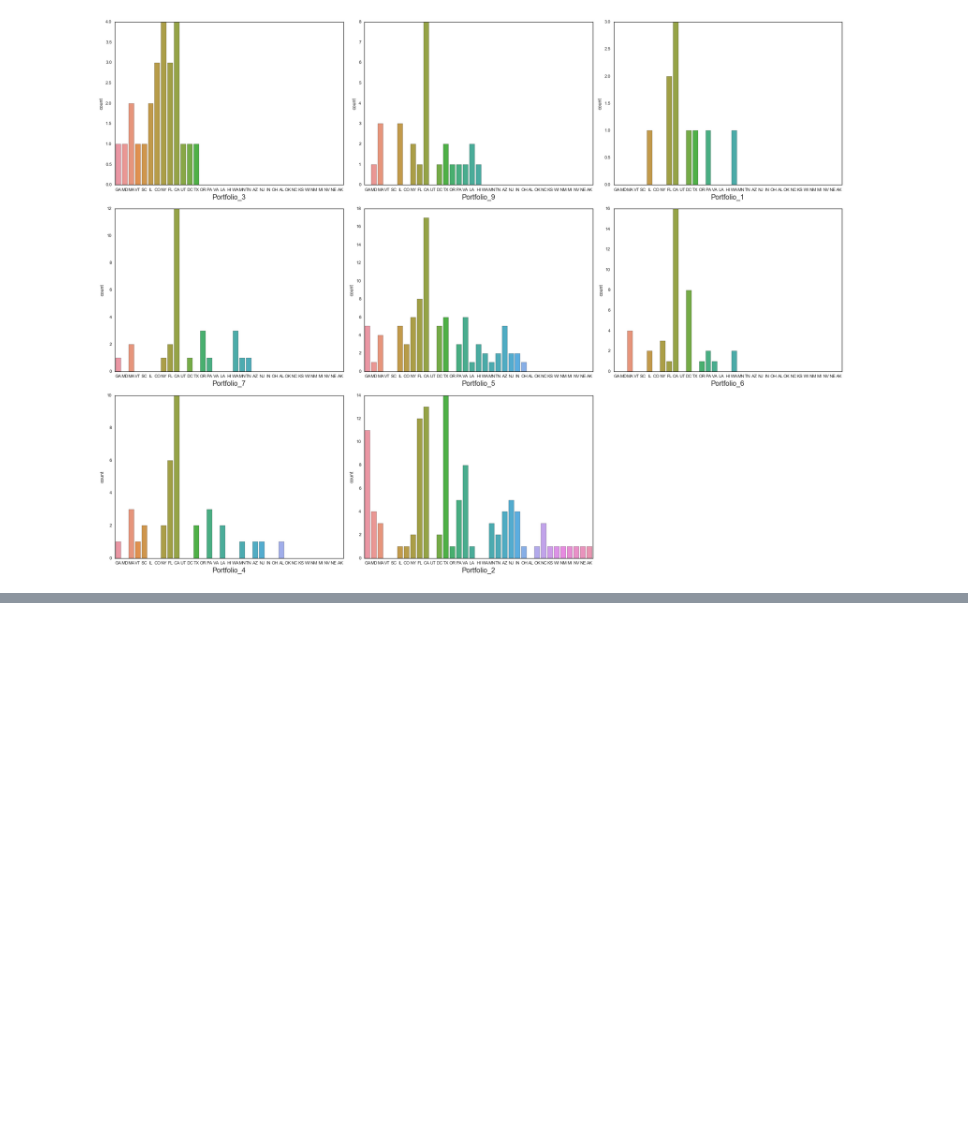
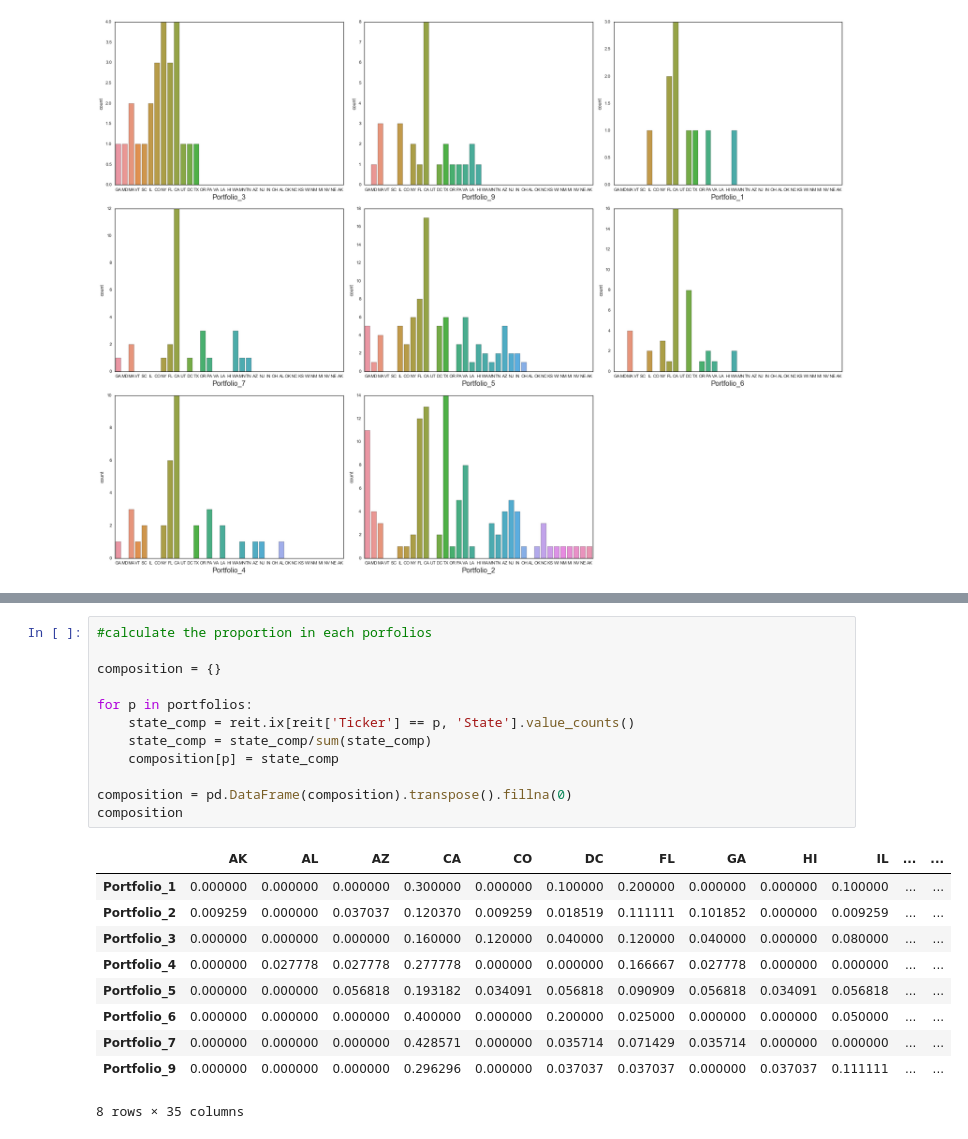
Before and after one commit to MaxwellLZH/BigByteInsight, a Jupyter notebook: HomeChallenge/r2/Geo_plotting.ipynb, the cells around one changed output, grey strips where cells are left out. Saved outputs shown, nothing was run; the diff lists cells and outputs as text; blank space fills up the shorter version.

```diff
--- a/HomeChallenge/r2/Geo_plotting.ipynb
+++ b/HomeChallenge/r2/Geo_plotting.ipynb
@@ -127,0 +143,23 @@ price_state.head()
+# %%
+#calculate the proportion in each porfolios
+
+composition = {}
+
+for p in portfolios:
+    state_comp = reit.ix[reit['Ticker'] == p, 'State'].value_counts()
+    state_comp = state_comp/sum(state_comp)
+    composition[p] = state_comp
+
+composition = pd.DataFrame(composition).transpose().fillna(0)
+composition
+# %% [output]
+|  | AK | AL | AZ | CA | CO | DC | FL | GA | HI | IL | ... | ... |
+| Portfolio_1 | 0.000000 | 0.000000 | 0.000000 | 0.300000 | 0.000000 | 0.100000 | 0.200000 | 0.000000 | 0.000000 | 0.100000 | ... | ... |
+| Portfolio_2 | 0.009259 | 0.000000 | 0.037037 | 0.120370 | 0.009259 | 0.018519 | 0.111111 | 0.101852 | 0.000000 | 0.009259 | ... | ... |
+| Portfolio_3 | 0.000000 | 0.000000 | 0.000000 | 0.160000 | 0.120000 | 0.040000 | 0.120000 | 0.040000 | 0.000000 | 0.080000 | ... | ... |
+| Portfolio_4 | 0.000000 | 0.027778 | 0.027778 | 0.277778 | 0.000000 | 0.000000 | 0.166667 | 0.027778 | 0.000000 | 0.000000 | ... | ... |
+| Portfolio_5 | 0.000000 | 0.000000 | 0.056818 | 0.193182 | 0.034091 | 0.056818 | 0.090909 | 0.056818 | 0.034091 | 0.056818 | ... | ... |
+| Portfolio_6 | 0.000000 | 0.000000 | 0.000000 | 0.400000 | 0.000000 | 0.200000 | 0.025000 | 0.000000 | 0.000000 | 0.050000 | ... | ... |
+| Portfolio_7 | 0.000000 | 0.000000 | 0.000000 | 0.428571 | 0.000000 | 0.035714 | 0.071429 | 0.035714 | 0.000000 | 0.000000 | ... | ... |
+| Portfolio_9 | 0.000000 | 0.000000 | 0.000000 | 0.296296 | 0.000000 | 0.037037 | 0.037037 | 0.000000 | 0.037037 | 0.111111 | ... | ... |
+8 rows × 35 columns
```
Also changed, not shown: parts of 12 cells of this notebook, 1 other file.
